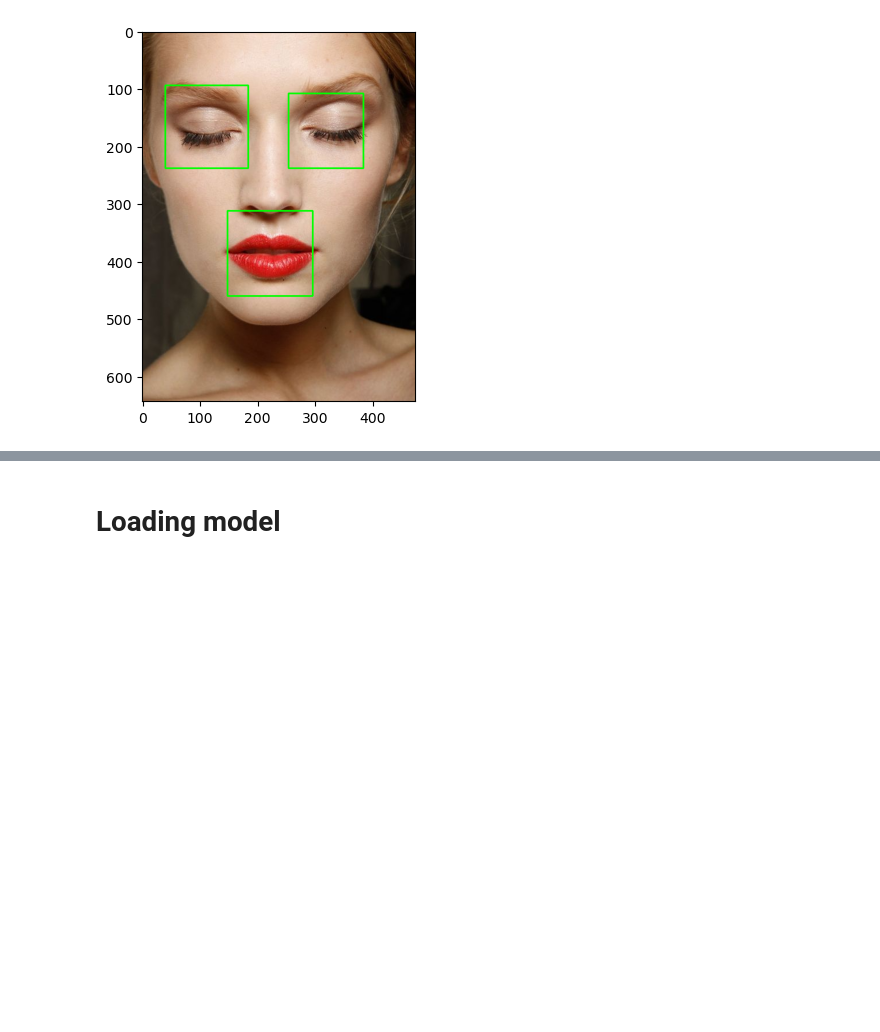
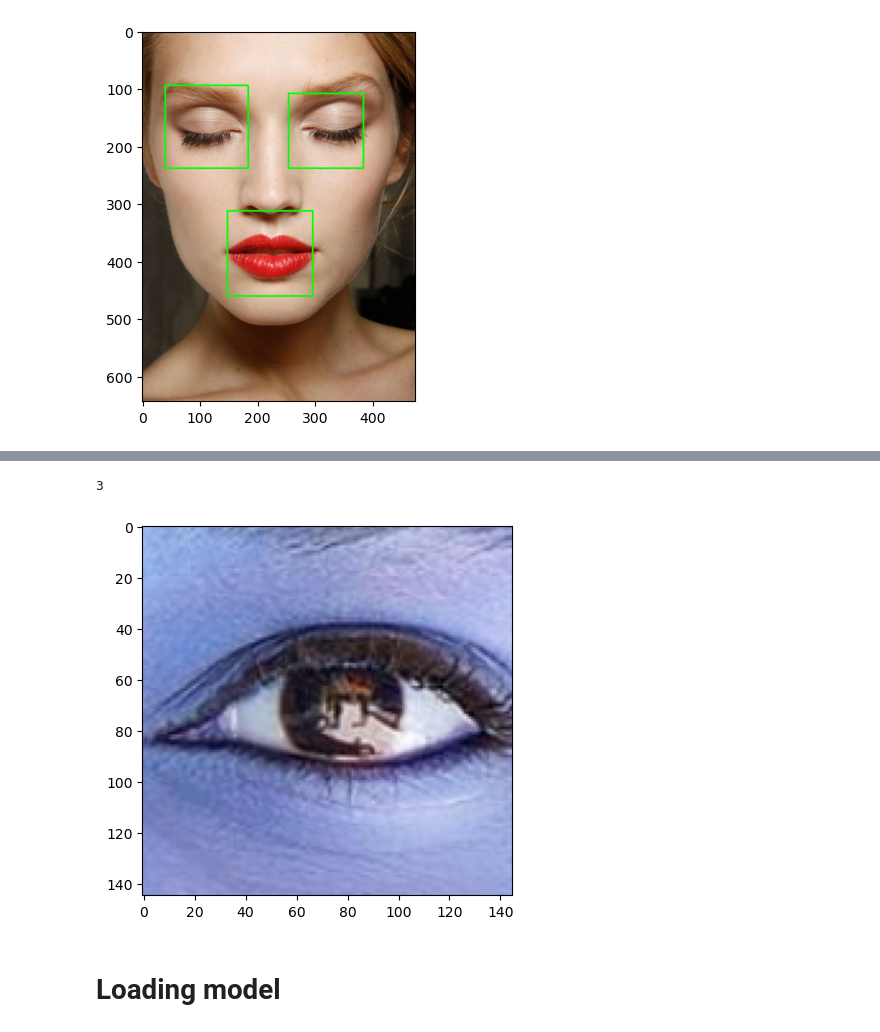
Before and after one commit to DireshDavid/SDGP_CS_18, a Jupyter notebook: driver-drowsiness_notebook1.ipynb, the cells around one changed output, grey strips where cells are left out. Drawn from its saved outputs; the diff is of its cells as text; code cells hidden in the pictures; blank space fills up the shorter version.

```diff
--- a/driver-drowsiness_notebook1.ipynb
+++ b/driver-drowsiness_notebook1.ipynb
@@ -395,4 +380,4 @@ prediction = model.predict(image)
 # %%
-prediction
+prediction = model.predict([prepare("face.jpg")])
 np.argmax(prediction)
 # %% [output]
@@ -400,3 +385,5 @@ np.argmax(prediction)
+3
+[figure, added]
 # %% [markdown]
 # Loading model
 # %%
```
Also changed, not shown: parts of 6 cells of this notebook, 1 other file.
